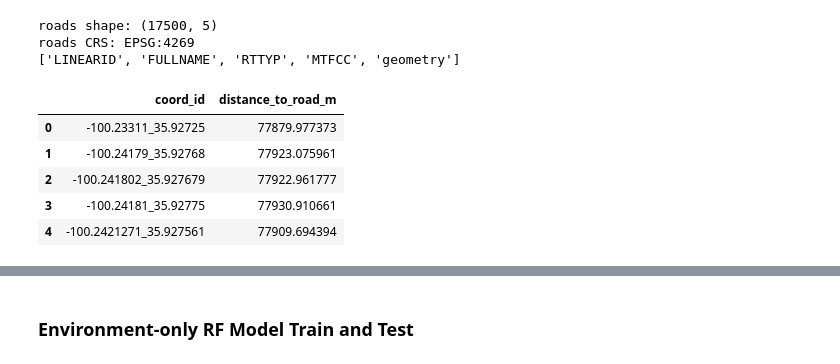
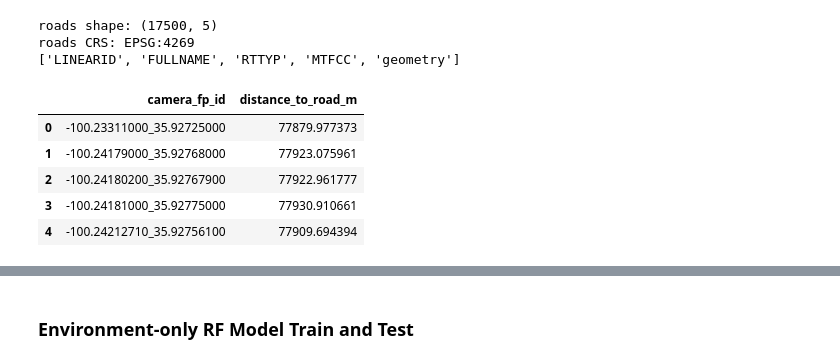
Before and after one commit to cliff003/HAAG_Spatial_Camera_Trap_Fall2025, a Jupyter notebook: Camera_Level_Analysis/RF_NLCD_Roads.ipynb, the cells around one changed output, grey strips where cells are left out. Saved outputs shown, nothing was run; the diff lists cells and outputs as text; code cells hidden in the pictures.

```diff
--- a/Camera_Level_Analysis/RF_NLCD_Roads.ipynb
+++ b/Camera_Level_Analysis/RF_NLCD_Roads.ipynb
@@ -13,13 +22,18 @@ from sklearn.metrics import r2_score, root_mean_squared_error
 # %%
+# Base project directories
+DATA = "../../data"
 OUTPUT_PATH = "../../outputs"
-CAMERA_COMPARE_DATA = "camera_level_ssusa_iucn_comparison.pkl"
-CAMERA_FOOTPRINTS = "ssusa_camera_footprints_1km.geojson"
+PREPROCESSED_DATA_PATH = "../preprocessed_data"
 
-BASE_NLCD_FOLDER = "../../data/nlcd/Annual_NLCD_LndCov_2024_CU_C1V1"
-NLCD_FILENAME = "Annual_NLCD_LndCov_2024_CU_C1V1.tif"
+# Input datasets
+CAMERA_COMPARE_DATA = f"{OUTPUT_PATH}/camera_level_ssusa_iucn_comparison.pkl"
+CAMERA_FOOTPRINTS = f"{PREPROCESSED_DATA_PATH}/ssusa_camera_footprints_1km.geojson"
 
-BASE_ROADS_FOLDER = "../../data/tiger_roads"
-ROADS_FILENAME = "tl_2025_us_primaryroads"
+# Environmental layers
+NLCD_RASTER = f"{DATA}/nlcd/Annual_NLCD_LndCov_2024_CU_C1V1/Annual_NLCD_LndCov_2024_CU_C1V1.tif"
+PRIMARY_ROADS = f"{DATA}/tiger_roads/tl_2025_us_primaryroads/tl_2025_us_primaryroads.shp"
 
-# Projected CRS for area / distance calculations
-AEA = "EPSG:5070"
+
+# Coordinate reference systems
+WGS84 = "EPSG:4326"   # Geographic coordinates
+AEA = "EPSG:5070"     # USA Albers Equal Area (distance calculations)
@@ -157,8 +665,17 @@ def plot_feature_importance(model, feature_names, title, top_n=None):
 # %%
 # Read camera-level comparison data
 # --------------------------------------------------
-camera_compare = pd.read_pickle(os.path.join(OUTPUT_PATH, CAMERA_COMPARE_DATA))
+camera_compare = pd.read_pickle(CAMERA_COMPARE_DATA)
 
 print("camera_compare shape:", camera_compare.shape)
 print(camera_compare.columns.tolist())
+
+# Read Camera footprints
+# --------------------------------------------------
+camera_fp = gpd.read_file(CAMERA_FOOTPRINTS)
+
+
+print("camera_fp shape:", camera_fp.shape)
+print("camera_fp CRS:", camera_fp.crs)
+print(camera_fp.columns.tolist())
 # %% [output]
@@ -172,9 +692,9 @@ rf_base = camera_compare.dropna(
     subset=["Longitude", "Latitude", "jaccard_index"]
 ).copy()
 
-# Ensure coord_id exists
-if "coord_id" not in rf_base.columns:
-    rf_base["coord_id"] = make_coord_id(rf_base)
+# Ensure camera_fp_id exists
+if "camera_fp_id" not in rf_base.columns:
+    rf_base["camera_fp_id"] = make_camera_id(rf_base)
 
 print("rf_base shape:", rf_base.shape)
 # %% [output]
@@ -259,7 +766,7 @@ dtype: int64
 ### Read roads data and compute distance to nearest road for camera points
 # %%
 # Read roads data
-roads = gpd.read_file(os.path.join(BASE_ROADS_FOLDER, ROADS_FILENAME))
+roads = gpd.read_file(PRIMARY_ROADS)
 
 print("roads shape:", roads.shape)
 print("roads CRS:", roads.crs)
@@ -294,40 +801,40 @@ camera_pts = gpd.GeoDataFrame(
 #
 # EPSG:5070 = NAD83 / Conus Albers
 # This is commonly used for U.S.-wide spatial analysis.
 # -------------------------------------------------------------------
 camera_pts_aea = camera_pts.to_crs(AEA)
 roads_aea = roads.to_crs(AEA)
 
 # -------------------------------------------------------------------
 # Combine all road segments into one geometry
 # -------------------------------------------------------------------
 # roads_aea contains many separate line features.
 # union_all() merges them into a single multilinestring-like geometry.
 #
 # That makes it easy to compute distance from each camera point
 # to the nearest road anywhere in the roads dataset.
 # -------------------------------------------------------------------
 roads_union = roads_aea.geometry.union_all()
 
 # -------------------------------------------------------------------
 # Compute distance from each camera point to the nearest road
 # -------------------------------------------------------------------
 # geometry.distance(roads_union) returns the shortest distance
 # from each camera point to the merged road network geometry.
 #
 # Because we are now in EPSG:5070, the distance is in METERS.
 # -------------------------------------------------------------------
 camera_pts_aea["distance_to_road_m"] = camera_pts_aea.geometry.distance(roads_union)
 
 # Preview result
-camera_pts_aea[["coord_id", "distance_to_road_m"]].head()
+camera_pts_aea[["camera_fp_id", "distance_to_road_m"]].head()
 # %% [output]
-|  | coord_id | distance_to_road_m |
-| 0 | -100.23311_35.92725 | 77879.977373 |
-| 1 | -100.24179_35.92768 | 77923.075961 |
-| 2 | -100.241802_35.927679 | 77922.961777 |
-| 3 | -100.24181_35.92775 | 77930.910661 |
-| 4 | -100.2421271_35.927561 | 77909.694394 |
+|  | camera_fp_id | distance_to_road_m |
+| 0 | -100.23311000_35.92725000 | 77879.977373 |
+| 1 | -100.24179000_35.92768000 | 77923.075961 |
+| 2 | -100.24180200_35.92767900 | 77922.961777 |
+| 3 | -100.24181000_35.92775000 | 77930.910661 |
+| 4 | -100.24212710_35.92756100 | 77909.694394 |
 # %%
 # Quick summary of the road-distance variable
 # -------------------------------------------------------------------
```
Also changed, not shown: parts of 34 cells of this notebook, 17 other files.
